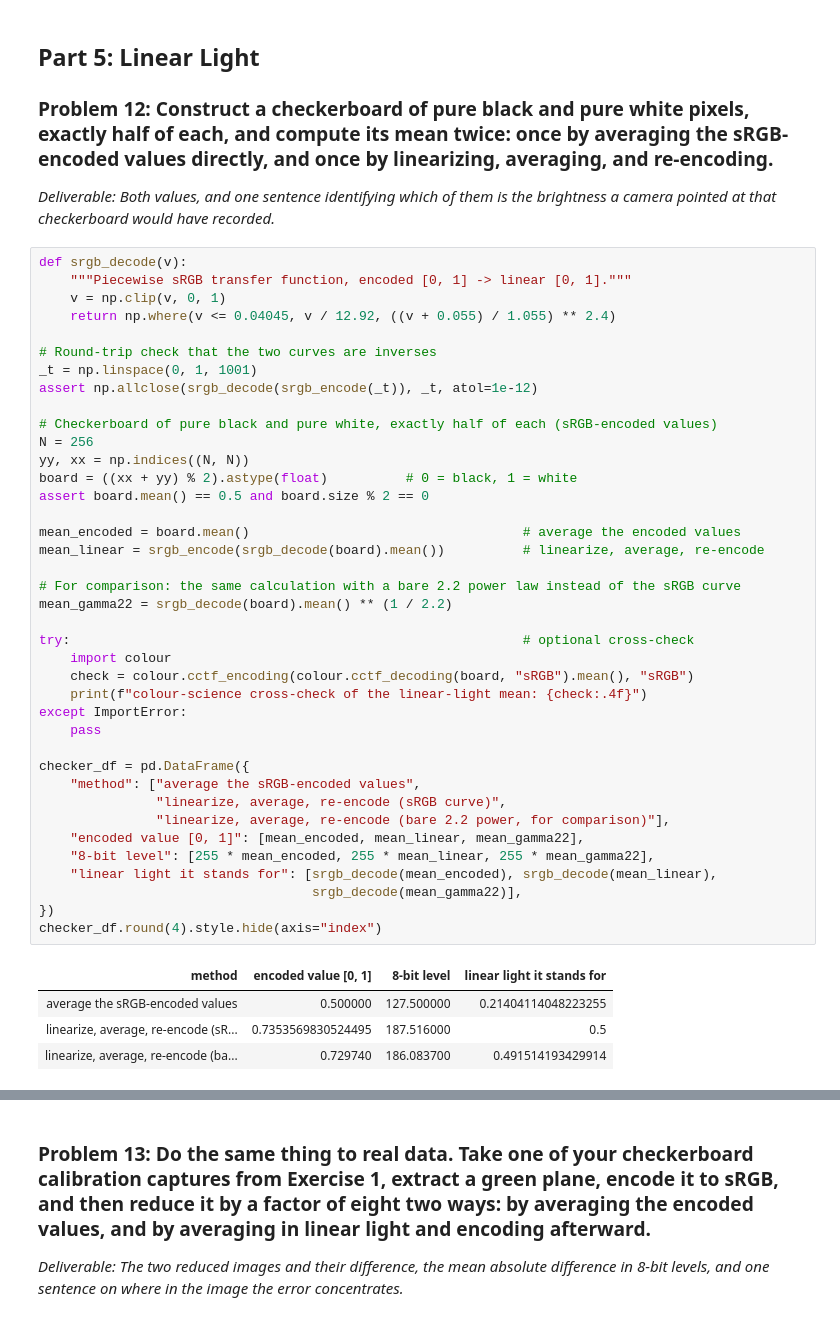
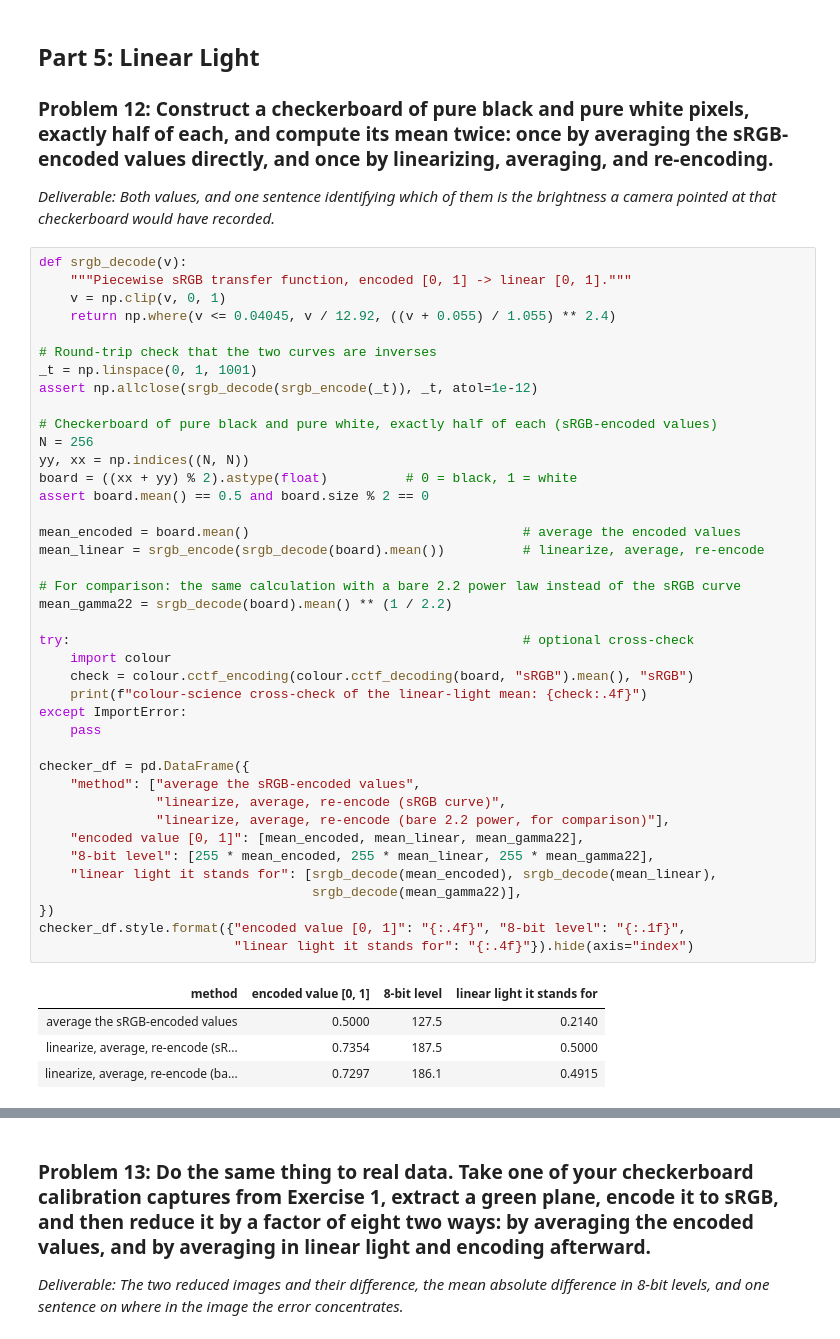
Before and after one commit to Jon-Knapp/EE513, a Jupyter notebook: Project 1/Noise_and_Linear_Light.ipynb, the cells around one changed output, grey strips where cells are left out. Saved outputs shown, nothing was run; the diff lists cells and outputs as text.

```diff
--- a/Project 1/Noise_and_Linear_Light.ipynb
+++ b/Project 1/Noise_and_Linear_Light.ipynb
@@ -1284,34 +1377,35 @@ assert np.allclose(srgb_decode(srgb_encode(_t)), _t, atol=1e-12)
 # Checkerboard of pure black and pure white, exactly half of each (sRGB-encoded values)
 N = 256
 yy, xx = np.indices((N, N))
 board = ((xx + yy) % 2).astype(float)          # 0 = black, 1 = white
 assert board.mean() == 0.5 and board.size % 2 == 0
 
 mean_encoded = board.mean()                                   # average the encoded values
 mean_linear = srgb_encode(srgb_decode(board).mean())          # linearize, average, re-encode
 
 # For comparison: the same calculation with a bare 2.2 power law instead of the sRGB curve
 mean_gamma22 = srgb_decode(board).mean() ** (1 / 2.2)
 
 try:                                                          # optional cross-check
     import colour
     check = colour.cctf_encoding(colour.cctf_decoding(board, "sRGB").mean(), "sRGB")
     print(f"colour-science cross-check of the linear-light mean: {check:.4f}")
 except ImportError:
     pass
 
 checker_df = pd.DataFrame({
     "method": ["average the sRGB-encoded values",
                "linearize, average, re-encode (sRGB curve)",
                "linearize, average, re-encode (bare 2.2 power, for comparison)"],
     "encoded value [0, 1]": [mean_encoded, mean_linear, mean_gamma22],
     "8-bit level": [255 * mean_encoded, 255 * mean_linear, 255 * mean_gamma22],
     "linear light it stands for": [srgb_decode(mean_encoded), srgb_decode(mean_linear),
                                    srgb_decode(mean_gamma22)],
 })
-checker_df.round(4).style.hide(axis="index")
+checker_df.style.format({"encoded value [0, 1]": "{:.4f}", "8-bit level": "{:.1f}",
+                         "linear light it stands for": "{:.4f}"}).hide(axis="index")
 # %% [output]
 | method | encoded value [0, 1] | 8-bit level | linear light it stands for |
-| average the sRGB-encoded values | 0.500000 | 127.500000 | 0.21404114048223255 |
-| linearize, average, re-encode (sR... | 0.7353569830524495 | 187.516000 | 0.5 |
-| linearize, average, re-encode (ba... | 0.729740 | 186.083700 | 0.491514193429914 |
+| average the sRGB-encoded values | 0.5000 | 127.5 | 0.2140 |
+| linearize, average, re-encode (sR... | 0.7354 | 187.5 | 0.5000 |
+| linearize, average, re-encode (ba... | 0.7297 | 186.1 | 0.4915 |
```
Also changed, not shown: parts of 11 cells of this notebook, 2 other files.
